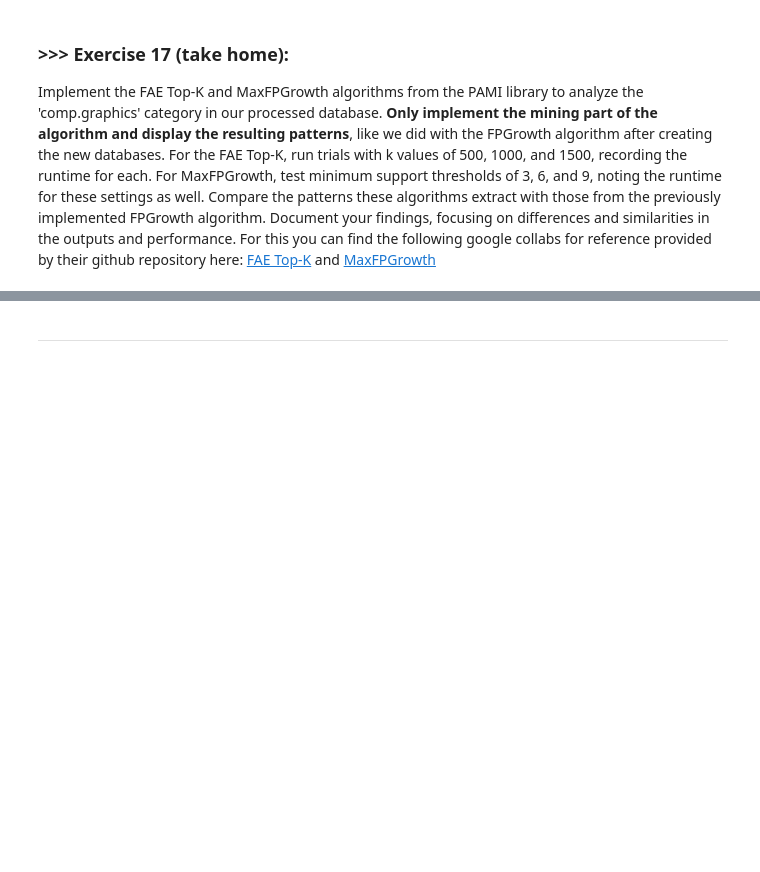
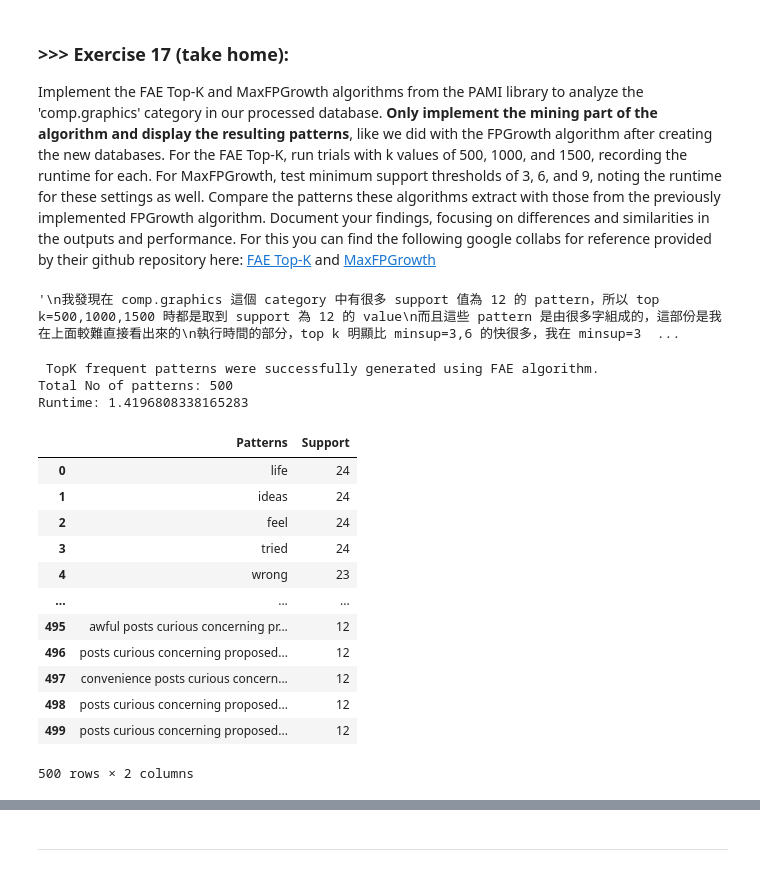
Before and after one commit to lu1hOAO/DM2025-Lab1-Exercise, a Jupyter notebook: DM2025-Lab1-Master.ipynb, the cells around one changed output, grey strips where cells are left out. Drawn from its saved outputs; the diff is of its cells as text; code cells hidden in the pictures; blank space fills up the shorter version.

```diff
--- a/DM2025-Lab1-Master.ipynb
+++ b/DM2025-Lab1-Master.ipynb
@@ -1965,0 +1958,42 @@ Implement the FAE Top-K and MaxFPGrowth algorithms from the PAMI library to anal
+# %%
+# Answer Here
+'''
+My testing code is below
+'''
+'''
+我發現在 comp.graphics 這個 category 中有很多 support 值為 12 的 pattern，所以 top k=500,1000,1500 時都是取到 support 為 12 的 value
+而且這些 pattern 是由很多字組成的，我在上面範例 code 的地方較難看出這種 co-occurrence
+執行時間的部分，top k 明顯比 minsup=3,6 的快很多，我在 minsup=3 的情況下甚至 run out of memory
+'''
+# %% [output]
+'\n我發現在 comp.graphics 這個 category 中有很多 support 值為 12 的 pattern，所以 top k=500,1000,1500 時都是取到 support 為 12 的 value\n而且這些 pattern 是由很多字組成的，這部份是我在上面較難直接看出來的\n執行時間的部分，top k 明顯比 minsup=3,6 的快很多，我在 minsup=3  ...
+# %%
+# FAE TopK=500
+from PAMI.frequentPattern.topk import FAE  as alg
+kCount=500
+obj3 = alg.FAE(iFile='td_freq_db_comp_graphics.csv', k=kCount)
+obj3.mine()
+frequentPatternsDF_comp_graphics= obj3.getPatternsAsDataFrame()
+print('Total No of patterns: ' + str(len(frequentPatternsDF_comp_graphics))) #print the total number of patterns
+print('Runtime: ' + str(obj3.getRuntime())) #measure the runtime
+# %% [output]
+ TopK frequent patterns were successfully generated using FAE algorithm.
+Total No of patterns: 500
+Runtime: 1.4196808338165283
+# %%
+obj3.save('freq_patterns_comp_graphics_FAE500.txt') #save the patterns
+frequentPatternsDF_comp_graphics
+# %% [output]
+|  | Patterns | Support |
+| 0 | life | 24 |
+| 1 | ideas | 24 |
+| 2 | feel | 24 |
+| 3 | tried | 24 |
+| 4 | wrong | 23 |
+| ... | ... | ... |
+| 495 | awful posts curious concerning pr... | 12 |
+| 496 | posts curious concerning proposed... | 12 |
+| 497 | convenience posts curious concern... | 12 |
+| 498 | posts curious concerning proposed... | 12 |
+| 499 | posts curious concerning proposed... | 12 |
+500 rows × 2 columns
```
Also changed, not shown: parts of 39 cells of this notebook, 8 other files.
